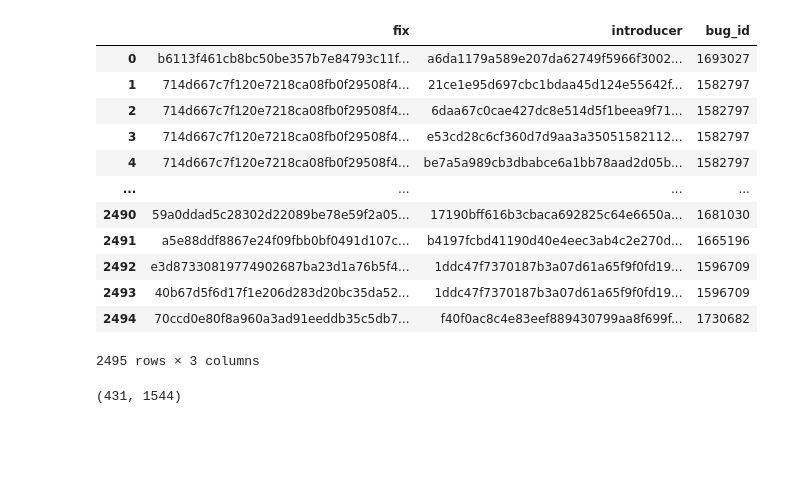
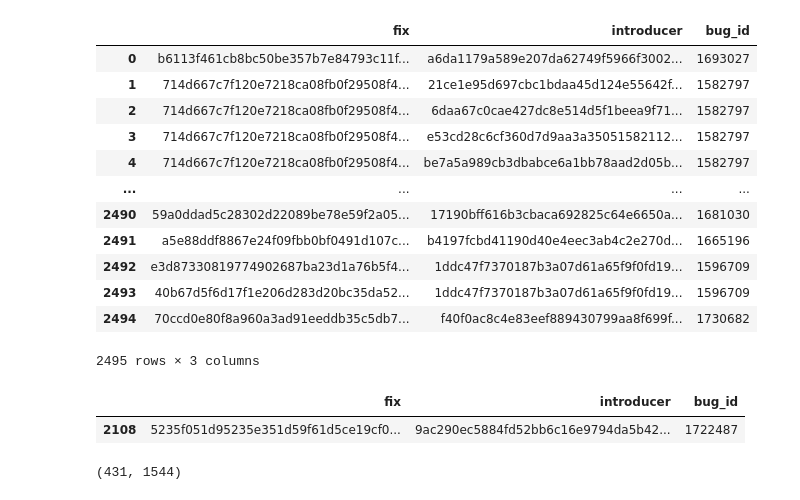
Before and after one commit to markus7800/firefox-performance-regressions, a Jupyter notebook: experiments/SZZevaluation.ipynb, the cells around one changed output. Saved outputs shown, nothing was run; the diff lists cells and outputs as text; code cells hidden in the pictures; blank space fills up the shorter version.

```diff
--- a/experiments/SZZevaluation.ipynb
+++ b/experiments/SZZevaluation.ipynb
@@ -107,6 +107,11 @@ fix_and_introducers_df
 | 2493 | 40b67d5f6d17f1e206d283d20bc35da52... | 1ddc47f7370187b3a07d61a65f9f0fd19... | 1596709 |
 | 2494 | 70ccd0e80f8a960a3ad91eeddb35c5db7... | f40f0ac8c4e83eef889430799aa8f699f... | 1730682 |
 2495 rows × 3 columns
+# %%
+fix_and_introducers_df[fix_and_introducers_df['introducer'] == '9ac290ec5884fd52bb6c16e9794da5b42f211cbb']
+# %% [output]
+|  | fix | introducer | bug_id |
+| 2108 | 5235f051d95235e351d59f61d5ce19cf0... | 9ac290ec5884fd52bb6c16e9794da5b42... | 1722487 |
 # %%
 introducers = set(fix_and_introducers_df['introducer'])
 len(set(fix_and_introducers_df['fix'])), len(introducers)
```
Also changed, not shown: 6 other files.
